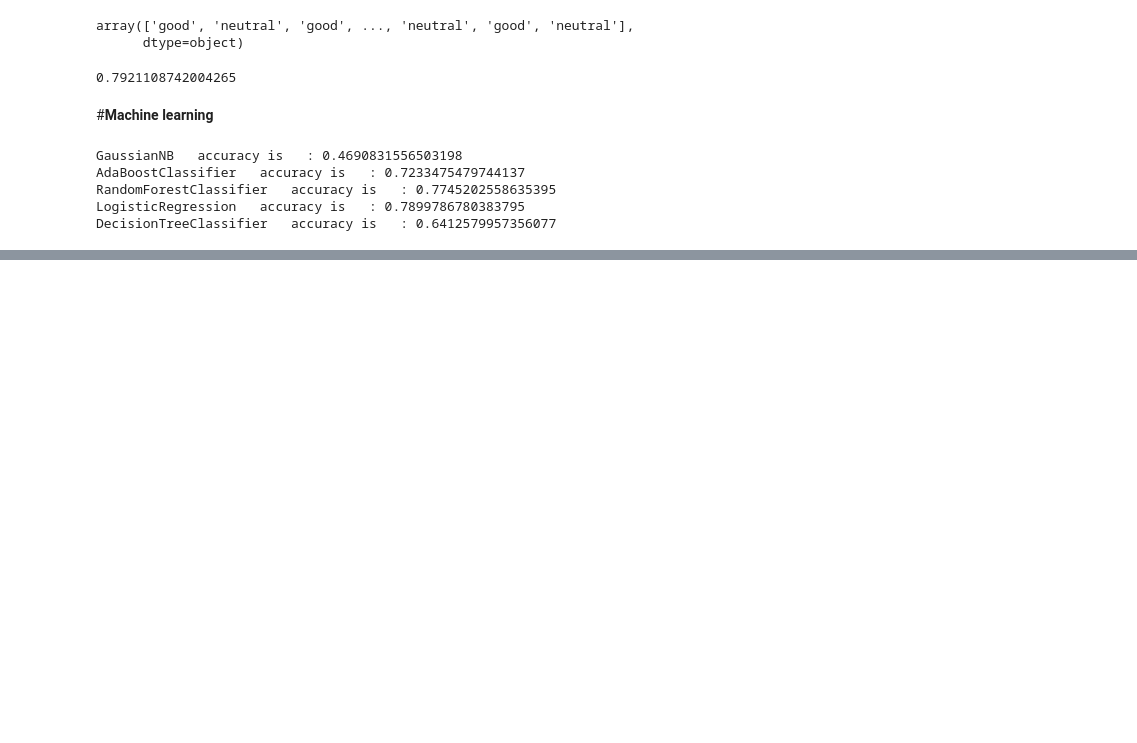
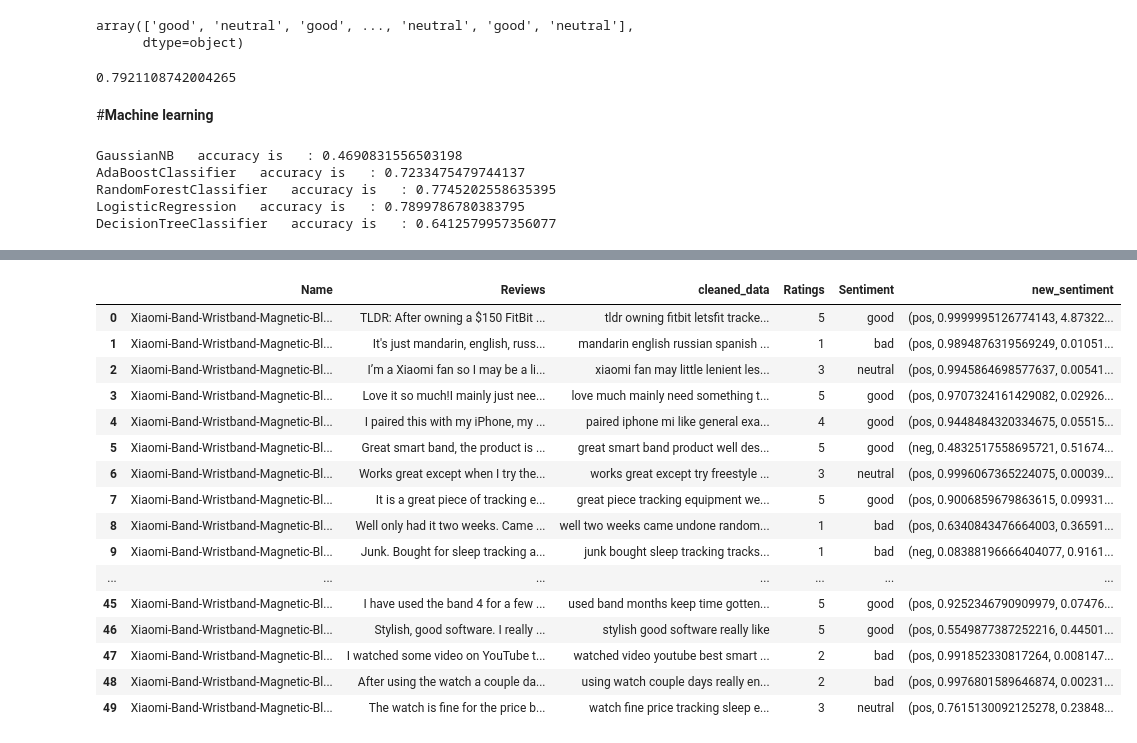
Before and after one commit to Nikitha1418/info5082, a Jupyter notebook: Data_Cleaning_and_EDA.ipynb, the cells around one changed output, grey strips where cells are left out. Drawn from its saved outputs; the diff is of its cells as text; code cells hidden in the pictures; blank space fills up the shorter version.

```diff
--- a/Data_Cleaning_and_EDA.ipynb
+++ b/Data_Cleaning_and_EDA.ipynb
@@ -409,0 +397,3 @@ DecisionTreeClassifier   accuracy is   : 0.6412579957356077
+# %%
+
+sentiment_df = data_df[["Name","Reviews","cleaned_data","Ratings","Sentiment"]]
@@ -409,0 +430,26 @@ DecisionTreeClassifier   accuracy is   : 0.6412579957356077
+# %%
+def sentiments(ip):
+  blob_object = TextBlob(ip, analyzer=NaiveBayesAnalyzer())
+  return blob_object.sentiment
+# %%
+sentiment_df["new_sentiment"] = sentiment_df["cleaned_data"].apply(lambda x: sentiments(x))
+# %%
+sentiment_df
+# %% [output]
+|  | Name | Reviews | cleaned_data | Ratings | Sentiment | new_sentiment |
+| 0 | Xiaomi-Band-Wristband-Magnetic-Bl... | TLDR: After owning a $150 FitBit ... | tldr owning fitbit letsfit tracke... | 5 | good | (pos, 0.9999995126774143, 4.87322... |
+| 1 | Xiaomi-Band-Wristband-Magnetic-Bl... | It's just mandarin, english, russ... | mandarin english russian spanish ... | 1 | bad | (pos, 0.9894876319569249, 0.01051... |
+| 2 | Xiaomi-Band-Wristband-Magnetic-Bl... | I’m a Xiaomi fan so I may be a li... | xiaomi fan may little lenient les... | 3 | neutral | (pos, 0.9945864698577637, 0.00541... |
+| 3 | Xiaomi-Band-Wristband-Magnetic-Bl... | Love it so much!I mainly just nee... | love much mainly need something t... | 5 | good | (pos, 0.9707324161429082, 0.02926... |
+| 4 | Xiaomi-Band-Wristband-Magnetic-Bl... | I paired this with my iPhone, my ... | paired iphone mi like general exa... | 4 | good | (pos, 0.9448484320334675, 0.05515... |
+| 5 | Xiaomi-Band-Wristband-Magnetic-Bl... | Great smart band, the product is ... | great smart band product well des... | 5 | good | (neg, 0.4832517558695721, 0.51674... |
+| 6 | Xiaomi-Band-Wristband-Magnetic-Bl... | Works great except when I try the... | works great except try freestyle ... | 3 | neutral | (pos, 0.9996067365224075, 0.00039... |
+| 7 | Xiaomi-Band-Wristband-Magnetic-Bl... | It is a great piece of tracking e... | great piece tracking equipment we... | 5 | good | (pos, 0.9006859679863615, 0.09931... |
+| 8 | Xiaomi-Band-Wristband-Magnetic-Bl... | Well only had it two weeks. Came ... | well two weeks came undone random... | 1 | bad | (pos, 0.6340843476664003, 0.36591... |
+| 9 | Xiaomi-Band-Wristband-Magnetic-Bl... | Junk. Bought for sleep tracking a... | junk bought sleep tracking tracks... | 1 | bad | (neg, 0.08388196666404077, 0.9161... |
+| ... | ... | ... | ... | ... | ... | ... |
+| 45 | Xiaomi-Band-Wristband-Magnetic-Bl... | I have used the band 4 for a few ... | used band months keep time gotten... | 5 | good | (pos, 0.9252346790909979, 0.07476... |
+| 46 | Xiaomi-Band-Wristband-Magnetic-Bl... | Stylish, good software. I really ... | stylish good software really like | 5 | good | (pos, 0.5549877387252216, 0.44501... |
+| 47 | Xiaomi-Band-Wristband-Magnetic-Bl... | I watched some video on YouTube t... | watched video youtube best smart ... | 2 | bad | (pos, 0.991852330817264, 0.008147... |
+| 48 | Xiaomi-Band-Wristband-Magnetic-Bl... | After using the watch a couple da... | using watch couple days really en... | 2 | bad | (pos, 0.9976801589646874, 0.00231... |
+| 49 | Xiaomi-Band-Wristband-Magnetic-Bl... | The watch is fine for the price b... | watch fine price tracking sleep e... | 3 | neutral | (pos, 0.7615130092125278, 0.23848... |
```
Also changed, not shown: parts of 9 cells of this notebook.
